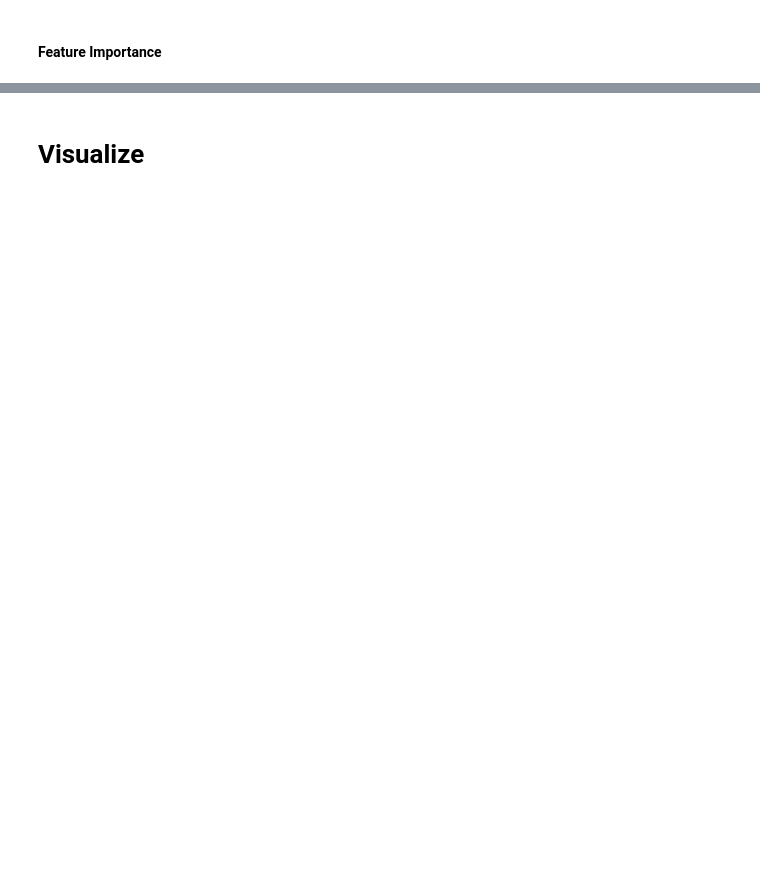
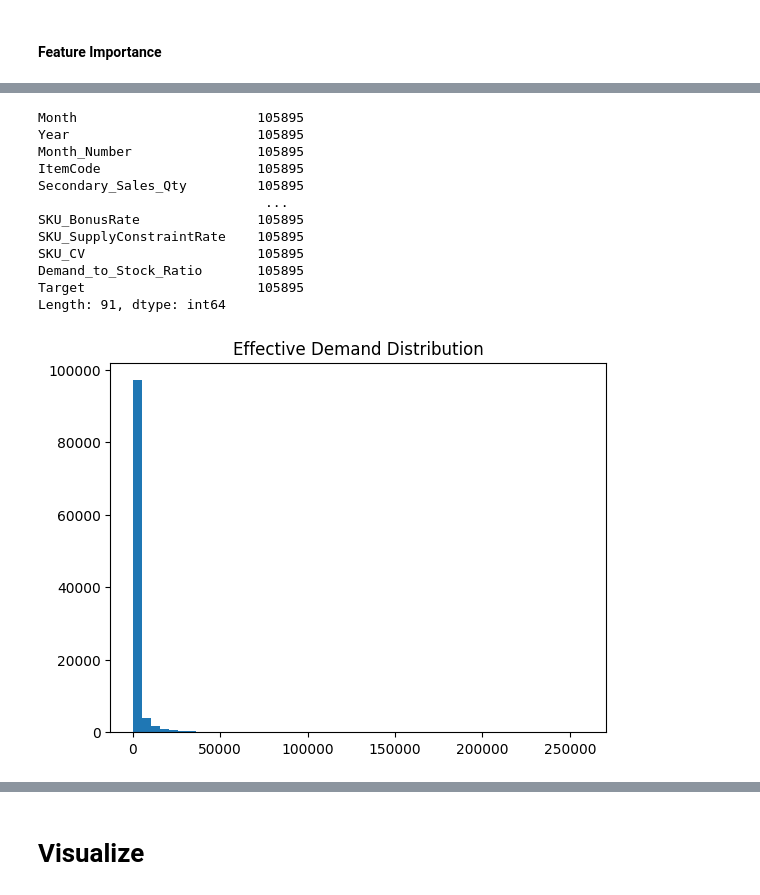
Before and after one commit to dhanu902/Agentic-AI-for-Pharma-Stockout-Problem, a Jupyter notebook: notebooks/Forecast_Model/XGBoost_Model.ipynb, the cells around one changed output, grey strips where cells are left out. Drawn from its saved outputs; the diff is of its cells as text; code cells hidden in the pictures; blank space fills up the shorter version.

```diff
--- a/notebooks/Forecast_Model/XGBoost_Model.ipynb
+++ b/notebooks/Forecast_Model/XGBoost_Model.ipynb
@@ -400,0 +308,2 @@ Data.to_csv("processed_data.csv", index=False)
+# %%
+Data["Effective_Demand"] = Data["Observed_Demand"].copy()
@@ -400,0 +352,15 @@ Data.to_csv("processed_data.csv", index=False)
+# %%
+# ─── RULE: Stockout-like demand suppression (past-only) ──────────────────────────────────────────────────
+
+prev_obs = grp["Observed_Demand"].shift(1)
+prev_primary_cover = grp["Primary_Stock_Cover"].shift(1)
+prev_dist_cover = grp["Distributor_Stock_Cover"].shift(1)
+
+stockout_drop_condition = (
+    (Data["Observed_Demand"] < 0.65 * prev_obs.fillna(Data["Observed_Demand"])) &
+    (Data["Supply_Constraint_Flag"] == 1) &
+    (
+        (prev_primary_cover.fillna(99) < 1.0) |
+        (prev_dist_cover.fillna(99) < 1.0)
+    )
+)
@@ -400,0 +400,2 @@ Data.to_csv("processed_data.csv", index=False)
+# %%
+Base_Data = Data.copy()
@@ -828,0 +984,61 @@ def iterative_feature_prune(
+# %%
+### Data Distribution
+Data_eda = rebuild_time_features(Base_Data.copy())
+Data_eda = recompute_target(Data_eda)
+
+required_cols = [
+    "Target", "Lag1", "Lag2", "Lag3", "Lag6", "Lag12",
+    "Rolling3M_Mean", "Rolling6M_Mean", "Rolling3M_Std"
+]
+
+Data_eda = Data_eda.dropna(subset=required_cols).copy()
+Data_eda = Data_eda[Data_eda["Target"] >= 0].copy()
+
+print(Data_eda.count())
+
+plt.figure()
+plt.hist(Data_eda["Clean_Demand"], bins=50)
+plt.title("Effective Demand Distribution")
+plt.show()
+
+plt.figure()
+plt.hist(np.log1p(Data_eda["Clean_Demand"]), bins=50)
+plt.title("Log Effective Demand Distribution")
+plt.show()
+
+print("Skewness:", Data_eda["Clean_Demand"].skew())
+print("Kurtosis:", Data_eda["Clean_Demand"].kurt())
+
+zero_ratio = (Data_eda["Clean_Demand"] == 0).mean()
+print("Zero Demand Ratio:", zero_ratio)
+
+zero_ratio_target = (Data_eda["Target"] == 0).mean()
+print("Target Zero Ratio:", zero_ratio_target)
+
+plt.figure()
+plt.hist(Data_eda["Target"], bins=50)
+plt.title("Target Distribution")
+plt.show()
+
+print("Target Skewness:", Data_eda["Target"].skew())
+
+q99 = Data_eda["Clean_Demand"].quantile(0.99)
+print("99th percentile:", q99)
+print("Max Demand:", Data_eda["Clean_Demand"].max())
+
+sku_status = Data_eda.groupby("ItemCode")["Clean_Demand"].agg(["mean", "std", "max", "min", "count"])
+print(sku_status.describe())
+# %% [output]
+Month                       105895
+Year                        105895
+Month_Number                105895
+ItemCode                    105895
+Secondary_Sales_Qty         105895
+                             ...
+SKU_BonusRate               105895
+SKU_SupplyConstraintRate    105895
+SKU_CV                      105895
+Demand_to_Stock_Ratio       105895
+Target                      105895
+Length: 91, dtype: int64
+[figure, added]
```
Also changed, not shown: parts of 123 cells of this notebook, 7 other files.
